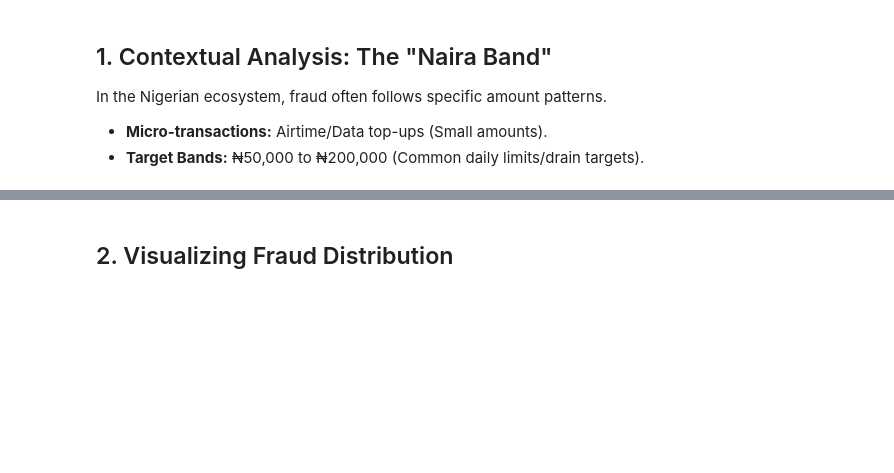
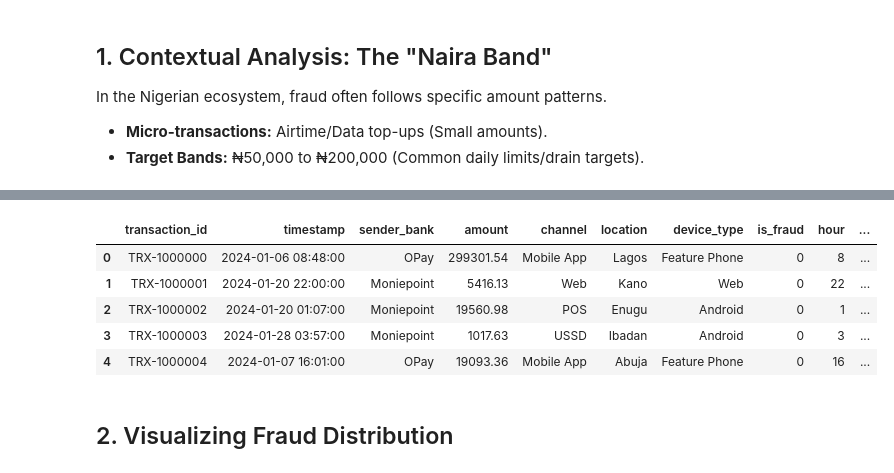
Before and after one commit to celpha2svx/sentinel-fraud-detection, a Jupyter notebook: notebooks/Experiments/01_eda_and_feature.ipynb, the cells around one changed output, grey strips where cells are left out. Drawn from its saved outputs; the diff is of its cells as text; code cells hidden in the pictures; blank space fills up the shorter version.

```diff
--- a/notebooks/Experiments/01_eda_and_feature.ipynb
+++ b/notebooks/Experiments/01_eda_and_feature.ipynb
@@ -53,23 +53,21 @@ def engineer_initial_features(data):
     df_feat['day_of_week'] = df_feat['timestamp'].dt.dayofweek
 
     # Flag: Midnight transactions (12AM - 4AM) - High risk in Nigeria
-    df_feat['is_midnight'] = df_feat['hour'].apply(lambda x: 1 if x <= 4 else 0)
+    df_feat['is_midnight'] = df_feat['hour'].between(0, 4).astype(int)
 
     # 2. Amount Bands (Naira specific)
-    conditions = [
-        (df_feat['amount'] <= 5000),
-        (df_feat['amount'] > 5000) & (df_feat['amount'] <= 50000),
-        (df_feat['amount'] > 50000) & (df_feat['amount'] <= 200000),
-        (df_feat['amount'] > 200000)
-    ]
-    values = ['micro', 'small', 'medium', 'high']
-    df_feat['amount_band'] = np.select(conditions, values)
+    df_feat['amount_band'] = pd.cut(
+        df_feat['amount'],
+        bins=[-np.inf, 5000, 50000, 200000, np.inf],
+        labels=['micro', 'small', 'medium', 'high']
+    )
 
     # 3. Channel Risk
     df_feat['is_ussd'] = (df_feat['channel'] == 'USSD').astype(int)
 
-    logger.info("Initial features engineered: Hour, Midnight Flag, Amount Bands.")
+    logger.info("Initial features engineered: hour, day_of_week, is_midnight, amount_band, is_ussd")
     return df_feat
+
 
 df_engineered = engineer_initial_features(df)
 df_engineered.head()
@@ -78,3 +76,9 @@ TypeError: Choicelist and default value do not have a common dtype: The DType <c
+|  | transaction_id | timestamp | sender_bank | amount | channel | location | device_type | is_fraud | hour | ... |
+| 0 | TRX-1000000 | 2024-01-06 08:48:00 | OPay | 299301.54 | Mobile App | Lagos | Feature Phone | 0 | 8 | ... |
+| 1 | TRX-1000001 | 2024-01-20 22:00:00 | Moniepoint | 5416.13 | Web | Kano | Web | 0 | 22 | ... |
+| 2 | TRX-1000002 | 2024-01-20 01:07:00 | Moniepoint | 19560.98 | POS | Enugu | Android | 0 | 1 | ... |
+| 3 | TRX-1000003 | 2024-01-28 03:57:00 | Moniepoint | 1017.63 | USSD | Ibadan | Android | 0 | 3 | ... |
+| 4 | TRX-1000004 | 2024-01-07 16:01:00 | OPay | 19093.36 | Mobile App | Abuja | Feature Phone | 0 | 16 | ... |
 # %% [markdown]
 ## 2. Visualizing Fraud Distribution
 # %%
```
Also changed, not shown: parts of 6 cells of this notebook, 5 other files.
